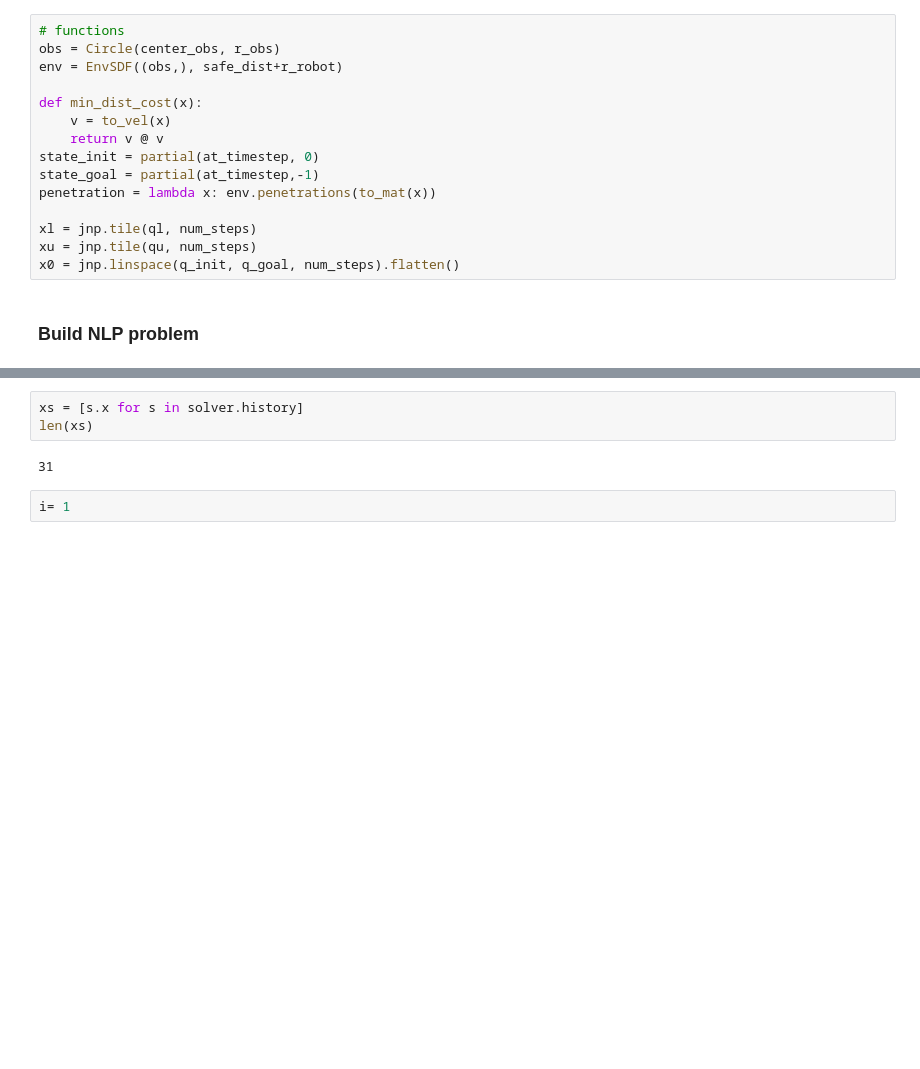
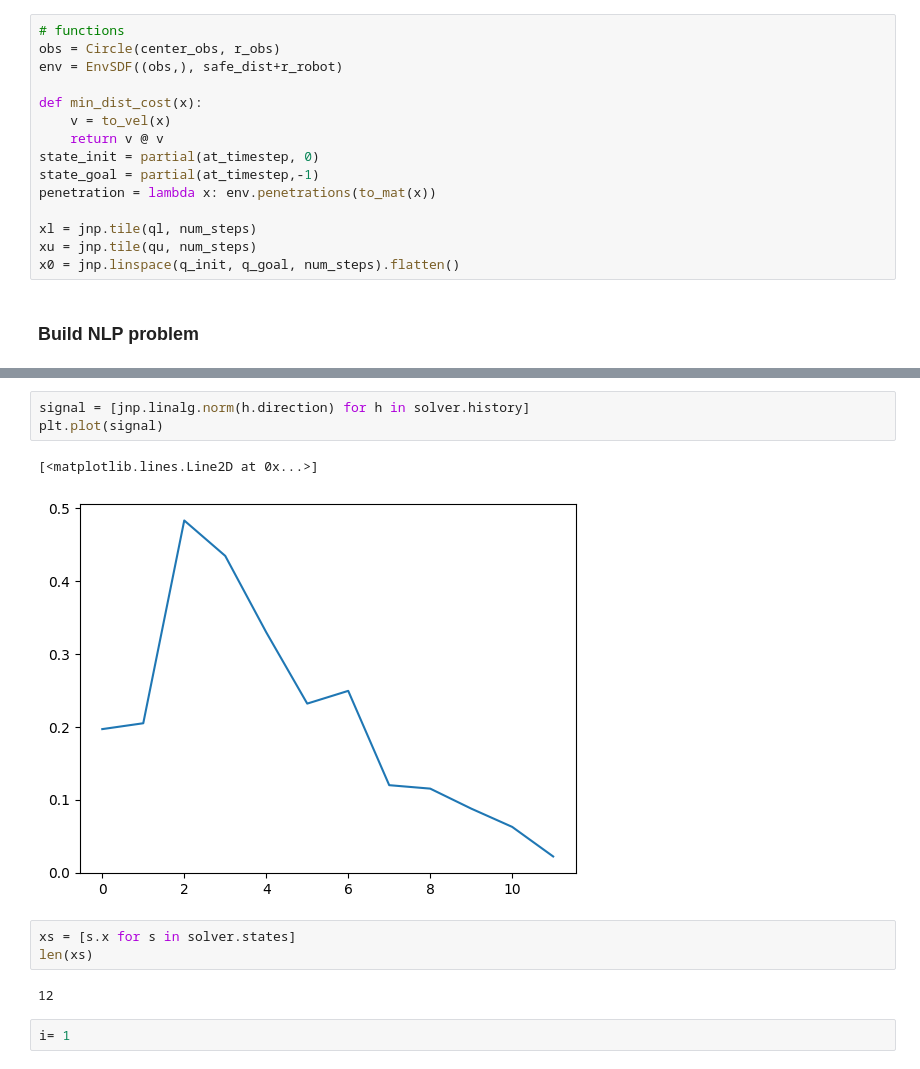
Before and after one commit to kh11kim/opt_plan, a Jupyter notebook: 001_sqp_pretty.ipynb, the cells around one changed output, grey strips where cells are left out. Saved outputs shown, nothing was run; the diff lists cells and outputs as text; blank space fills up the shorter version.

```diff
--- a/001_sqp_pretty.ipynb
+++ b/001_sqp_pretty.ipynb
@@ -81,9 +87,15 @@ xsol = solver.solve(x0, tol=0.05, verbose=True, save_history=True)
 SQP solved !
+# %%
+signal = [jnp.linalg.norm(h.direction) for h in solver.history]
+plt.plot(signal)
+# %% [output]
+[<matplotlib.lines.Line2D at 0x...>]
+[figure, added]
 # %%
-xs = [s.x for s in solver.history]
+xs = [s.x for s in solver.states]
 len(xs)
 # %% [output]
-31
+12
 # %%
 i= 1
 # %%
```
Also changed, not shown: parts of 8 cells of this notebook, 5 other files.
